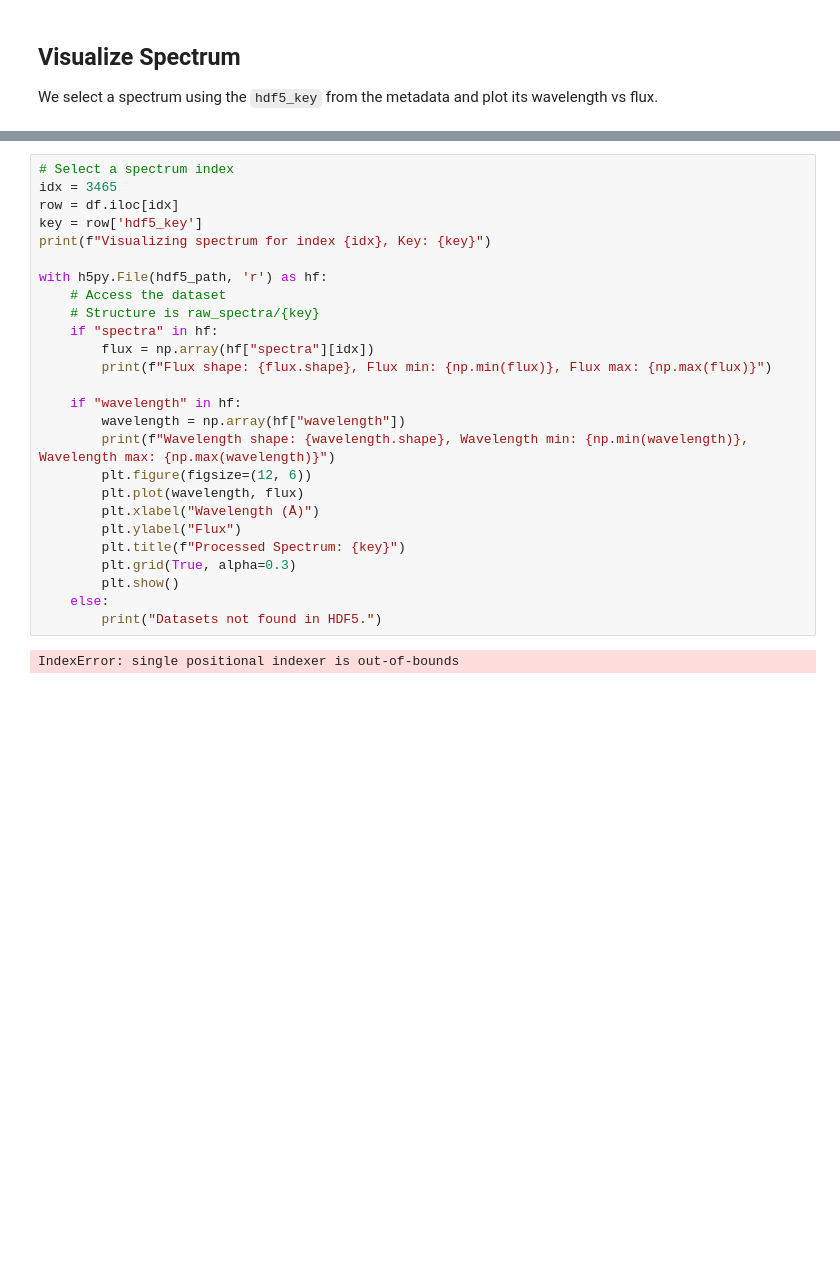
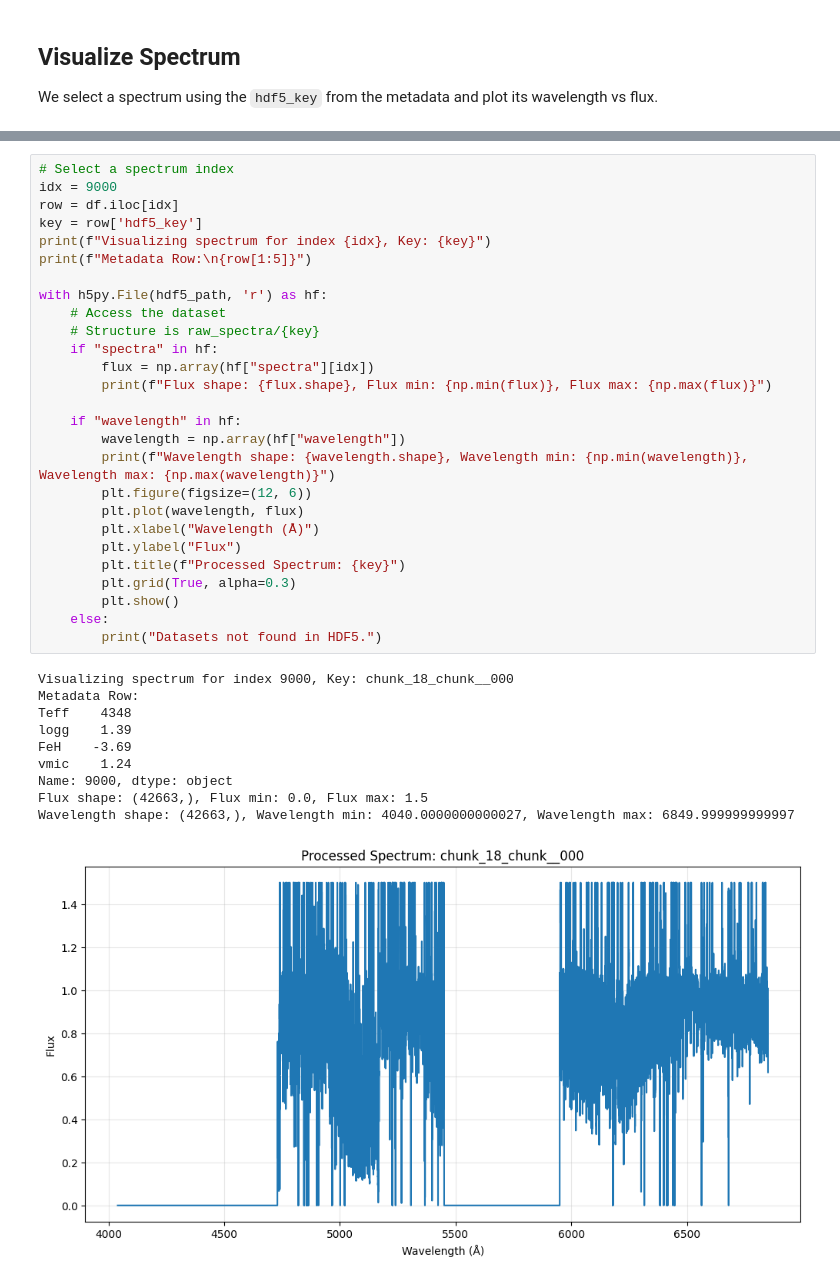
Before and after one commit to mkim0029/WEAVE_Pristine, a Jupyter notebook: data/notebooks/explore_processed_data.ipynb, the cells around one changed output, grey strips where cells are left out. Drawn from its saved outputs; the diff is of its cells as text; blank space fills up the shorter version.

```diff
--- a/data/notebooks/explore_processed_data.ipynb
+++ b/data/notebooks/explore_processed_data.ipynb
@@ -46,28 +70,38 @@ green arm: idx = 0, 1, 2
 # %%
 # Select a spectrum index
-idx = 3465
+idx = 9000
 row = df.iloc[idx]
 key = row['hdf5_key']
 print(f"Visualizing spectrum for index {idx}, Key: {key}")
+print(f"Metadata Row:\n{row[1:5]}")
 
 with h5py.File(hdf5_path, 'r') as hf:
     # Access the dataset
     # Structure is raw_spectra/{key}
     if "spectra" in hf:
         flux = np.array(hf["spectra"][idx])
         print(f"Flux shape: {flux.shape}, Flux min: {np.min(flux)}, Flux max: {np.max(flux)}")
 
     if "wavelength" in hf:
         wavelength = np.array(hf["wavelength"])
         print(f"Wavelength shape: {wavelength.shape}, Wavelength min: {np.min(wavelength)}, Wavelength max: {np.max(wavelength)}")
         plt.figure(figsize=(12, 6))
         plt.plot(wavelength, flux)
         plt.xlabel("Wavelength (Å)")
         plt.ylabel("Flux")
         plt.title(f"Processed Spectrum: {key}")
         plt.grid(True, alpha=0.3)
         plt.show()
     else:
         print("Datasets not found in HDF5.")
 # %% [output]
-IndexError: single positional indexer is out-of-bounds
+Visualizing spectrum for index 9000, Key: chunk_18_chunk__000
+Metadata Row:
+Teff    4348
+logg    1.39
+FeH    -3.69
+vmic    1.24
+Name: 9000, dtype: object
+Flux shape: (42663,), Flux min: 0.0, Flux max: 1.5
+Wavelength shape: (42663,), Wavelength min: 4040.0000000000027, Wavelength max: 6849.999999999997
+[figure, added]
```
Also changed, not shown: parts of 5 cells of this notebook, 10 other files.
